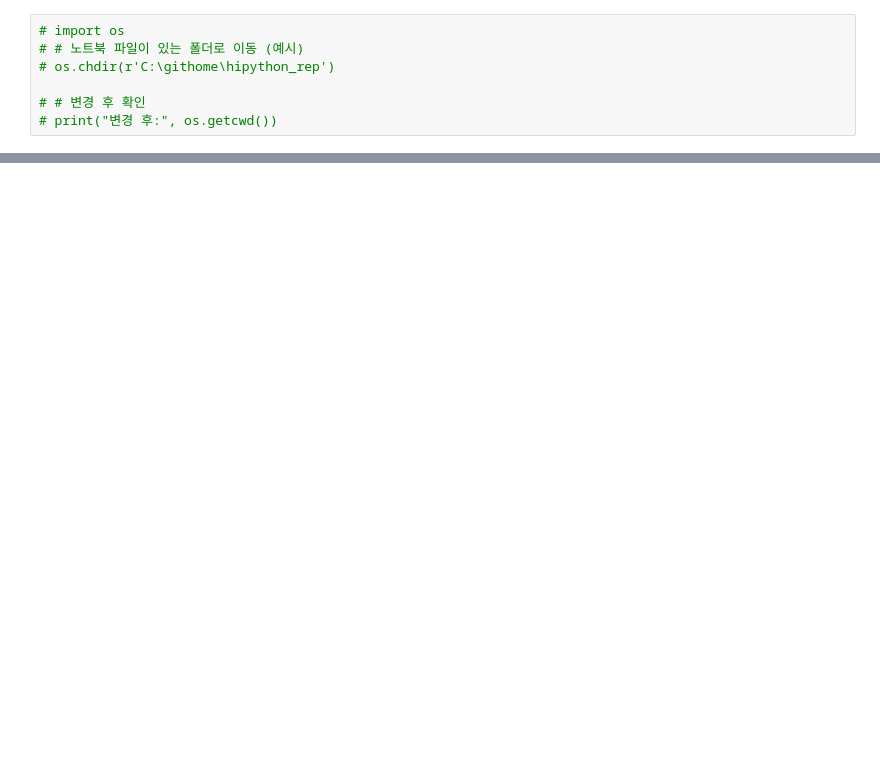
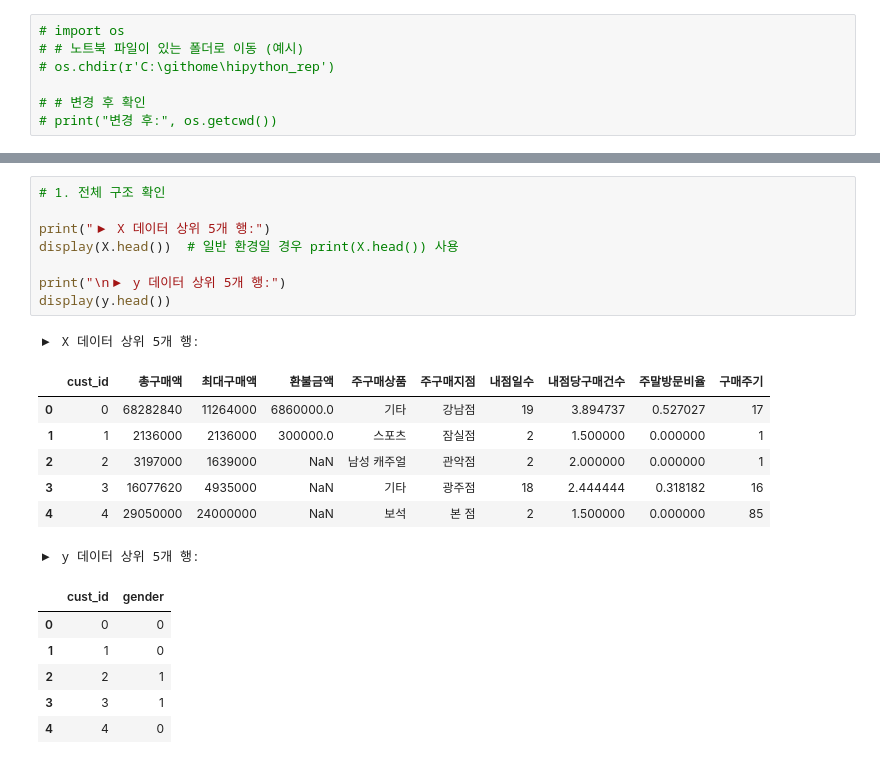
Before and after one commit to sohson/hipython, a Jupyter notebook: ml/5.분류예측모델_성별예측.ipynb, the cells around one changed output, grey strips where cells are left out. Saved outputs shown, nothing was run; the diff lists cells and outputs as text; blank space fills up the shorter version.

```diff
--- a/ml/5.분류예측모델_성별예측.ipynb
+++ b/ml/5.분류예측모델_성별예측.ipynb
@@ -46,0 +46,23 @@ FileNotFoundError: [Errno 2] No such file or directory: './data/X.csv'
+# %%
+# 1. 전체 구조 확인
+
+print("▶ X 데이터 상위 5개 행:")
+display(X.head())  # 일반 환경일 경우 print(X.head()) 사용
+
+print("\n▶ y 데이터 상위 5개 행:")
+display(y.head())
+# %% [output]
+▶ X 데이터 상위 5개 행:
+|  | cust_id | 총구매액 | 최대구매액 | 환불금액 | 주구매상품 | 주구매지점 | 내점일수 | 내점당구매건수 | 주말방문비율 | 구매주기 |
+| 0 | 0 | 68282840 | 11264000 | 6860000.0 | 기타 | 강남점 | 19 | 3.894737 | 0.527027 | 17 |
+| 1 | 1 | 2136000 | 2136000 | 300000.0 | 스포츠 | 잠실점 | 2 | 1.500000 | 0.000000 | 1 |
+| 2 | 2 | 3197000 | 1639000 | NaN | 남성 캐주얼 | 관악점 | 2 | 2.000000 | 0.000000 | 1 |
+| 3 | 3 | 16077620 | 4935000 | NaN | 기타 | 광주점 | 18 | 2.444444 | 0.318182 | 16 |
+| 4 | 4 | 29050000 | 24000000 | NaN | 보석 | 본 점 | 2 | 1.500000 | 0.000000 | 85 |
+▶ y 데이터 상위 5개 행:
+|  | cust_id | gender |
+| 0 | 0 | 0 |
+| 1 | 1 | 0 |
+| 2 | 2 | 1 |
+| 3 | 3 | 1 |
+| 4 | 4 | 0 |
```
Also changed, not shown: parts of 42 cells of this notebook, 3 other files.
